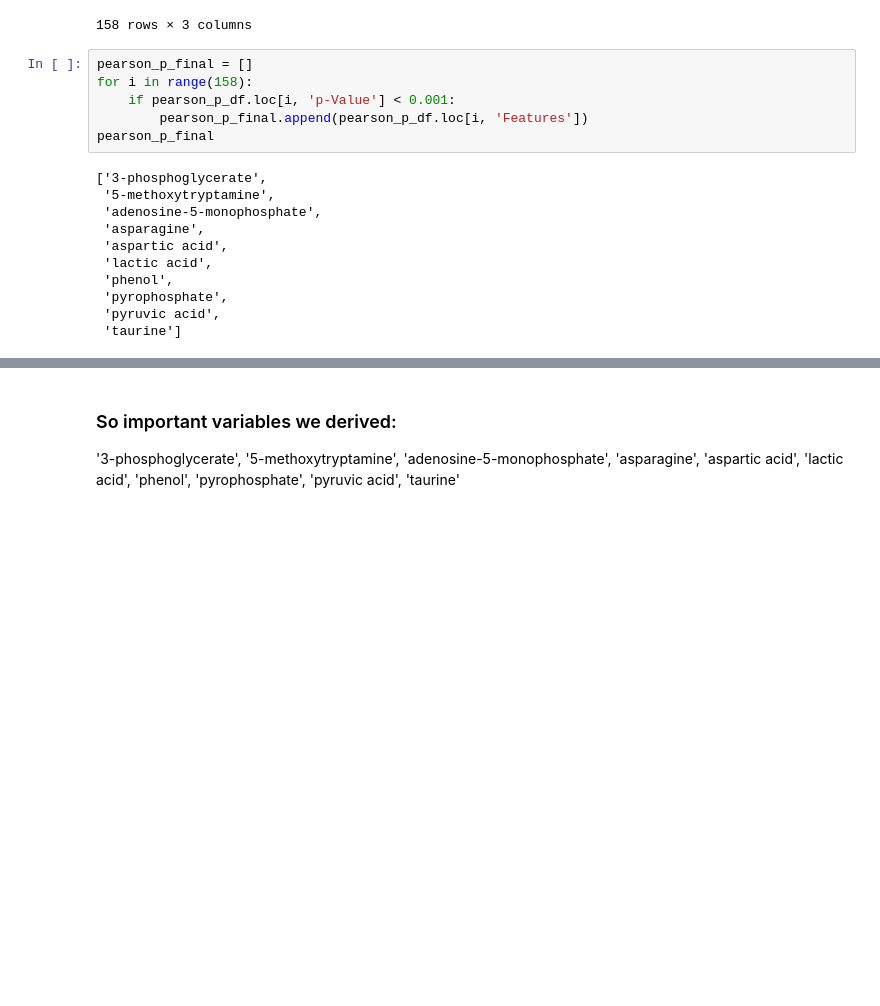
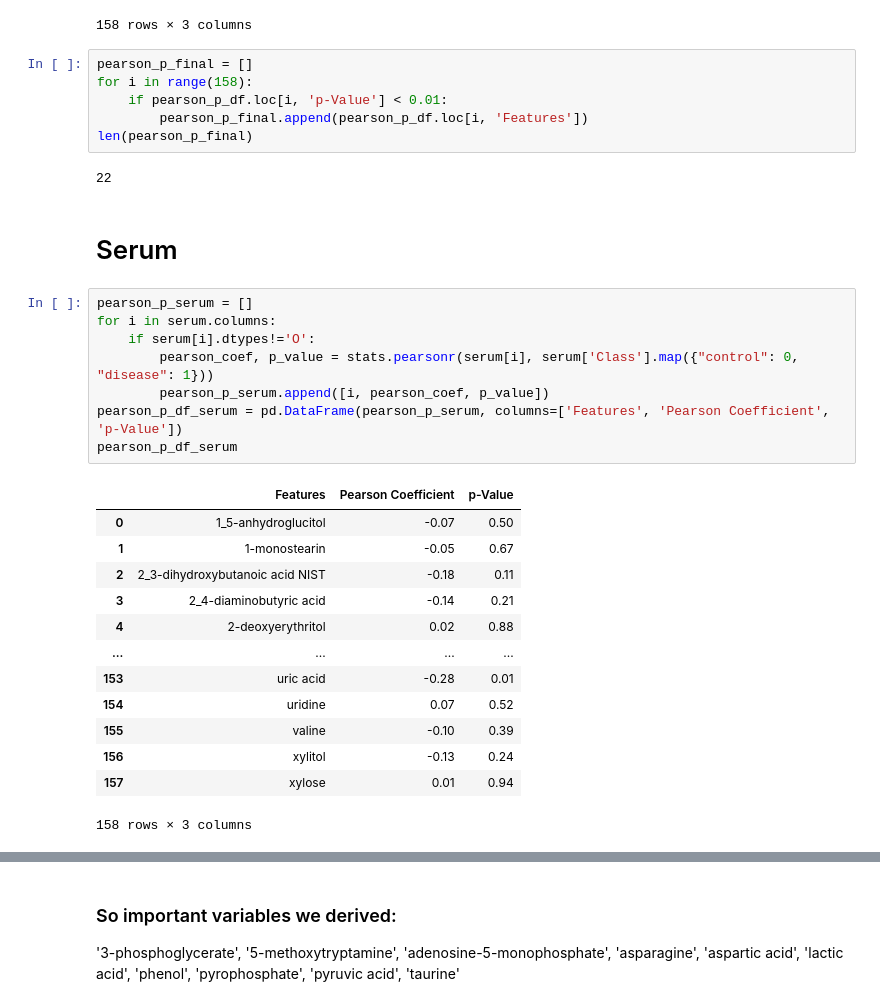
Before and after one commit to utshabkg/lung_cancer_biomarker, a Jupyter notebook: exploratory_analysis.ipynb, the cells around one changed output, grey strips where cells are left out. Cells and saved outputs as stored; diff of their text form; blank space fills up the shorter version.

```diff
--- a/exploratory_analysis.ipynb
+++ b/exploratory_analysis.ipynb
@@ -99,17 +66,32 @@ pearson_p_df
 # %%
 pearson_p_final = []
 for i in range(158):
-    if pearson_p_df.loc[i, 'p-Value'] < 0.001:
+    if pearson_p_df.loc[i, 'p-Value'] < 0.01:
         pearson_p_final.append(pearson_p_df.loc[i, 'Features'])
-pearson_p_final
+len(pearson_p_final)
 # %% [output]
-['3-phosphoglycerate',
- '5-methoxytryptamine',
- 'adenosine-5-monophosphate',
- 'asparagine',
- 'aspartic acid',
- 'lactic acid',
- 'phenol',
- 'pyrophosphate',
- 'pyruvic acid',
- 'taurine']
+22
+# %% [markdown]
+# Serum
+# %%
+pearson_p_serum = []
+for i in serum.columns:
+    if serum[i].dtypes!='O':
+        pearson_coef, p_value = stats.pearsonr(serum[i], serum['Class'].map({"control": 0, "disease": 1}))
+        pearson_p_serum.append([i, pearson_coef, p_value])
+pearson_p_df_serum = pd.DataFrame(pearson_p_serum, columns=['Features', 'Pearson Coefficient', 'p-Value'])
+pearson_p_df_serum
+# %% [output]
+|  | Features | Pearson Coefficient | p-Value |
+| 0 | 1_5-anhydroglucitol | -0.07 | 0.50 |
+| 1 | 1-monostearin | -0.05 | 0.67 |
+| 2 | 2_3-dihydroxybutanoic acid NIST | -0.18 | 0.11 |
+| 3 | 2_4-diaminobutyric acid | -0.14 | 0.21 |
+| 4 | 2-deoxyerythritol | 0.02 | 0.88 |
+| ... | ... | ... | ... |
+| 153 | uric acid | -0.28 | 0.01 |
+| 154 | uridine | 0.07 | 0.52 |
+| 155 | valine | -0.10 | 0.39 |
+| 156 | xylitol | -0.13 | 0.24 |
+| 157 | xylose | 0.01 | 0.94 |
+158 rows × 3 columns
```
Also changed, not shown: parts of 9 cells of this notebook, 3 other files.
